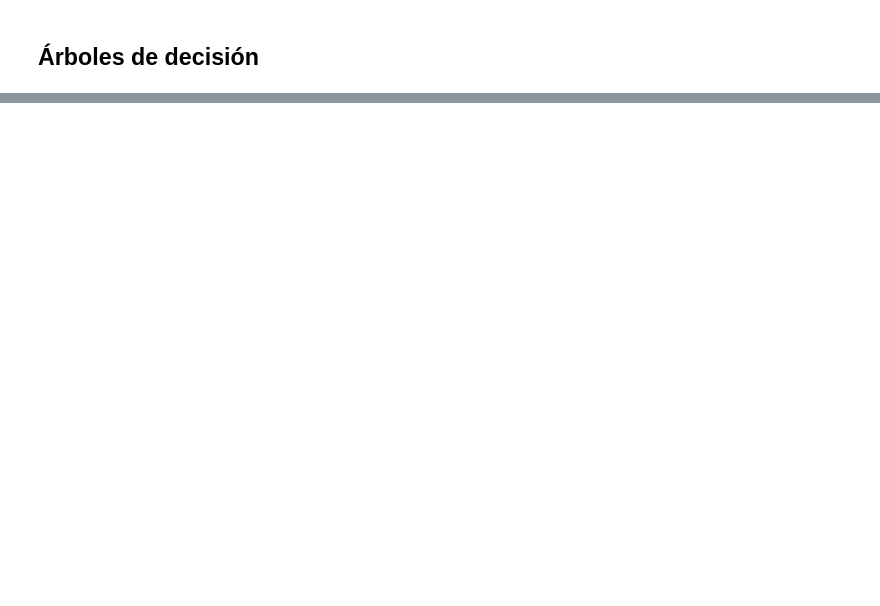
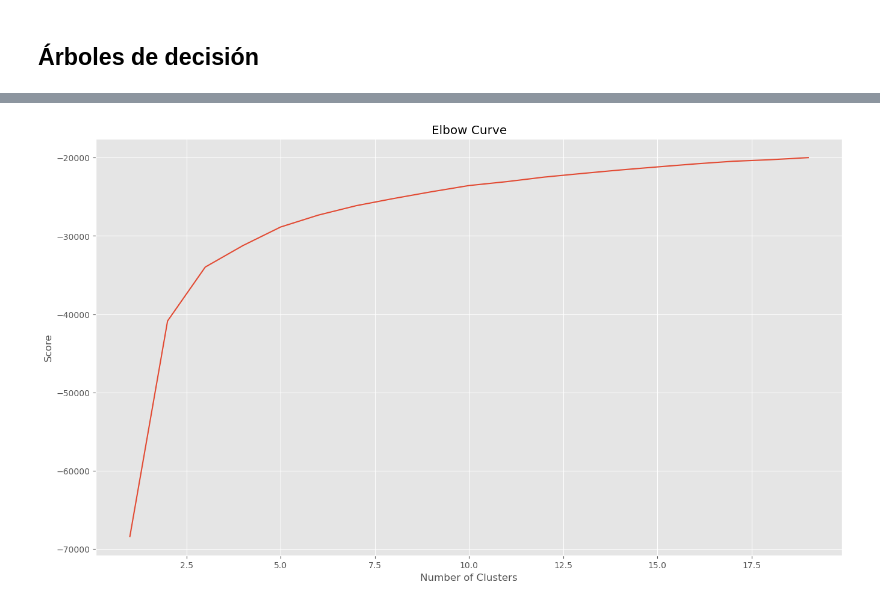
Before and after one commit to PameRuiz25/ActividadFormativaM2-Equipo2, a Jupyter notebook: Modelos.ipynb, the cells around one changed output, grey strips where cells are left out. Saved outputs shown, nothing was run; the diff lists cells and outputs as text; code cells hidden in the pictures; blank space fills up the shorter version.

```diff
--- a/Modelos.ipynb
+++ b/Modelos.ipynb
@@ -23,0 +53,7 @@ datos.head()
+# %%
+# Comenarios vacíos
+datos["Comentario traducido"].fillna(".",inplace=True)
+# %%
+sentiment = SentimentIntensityAnalyzer()
+
+datos["sentimiento"] = [sentiment.polarity_scores(datos["Comentario traducido"][i])["compound"] for i in range(10493)]
@@ -25,0 +305,16 @@ datos.head()
+# %%
+import pandas as pd
+import numpy as np
+import matplotlib.pyplot as plt
+import seaborn as sb
+from sklearn.cluster import KMeans
+from sklearn.metrics import pairwise_distances_argmin_min
+
+%matplotlib inline
+from mpl_toolkits.mplot3d import Axes3D
+plt.rcParams['figure.figsize'] = (16, 9)
+plt.style.use('ggplot')
+# %%
+X = np.array(datos.drop(columns=["Año", "Mes", "Duración", "P1.1", "Progreso", "Comentario para OSF", "Comentario general", "OSF", "Comentario traducido", "Tipo comentario"]))
+y = np.array(datos["P1.1"])
+X.shape
@@ -25,0 +335,13 @@ datos.head()
+# %%
+Nc = range(1, 20)
+kmeans = [KMeans(n_clusters=i) for i in Nc]
+kmeans
+score = [kmeans[i].fit(X).score(X) for i in range(len(kmeans))]
+
+plt.plot(Nc,score)
+plt.xlabel('Number of Clusters')
+plt.ylabel('Score')
+plt.title('Elbow Curve')
+plt.show()
+# %% [output]
+[figure, added]
```
Also changed, not shown: parts of 41 cells of this notebook, 3 other files.
